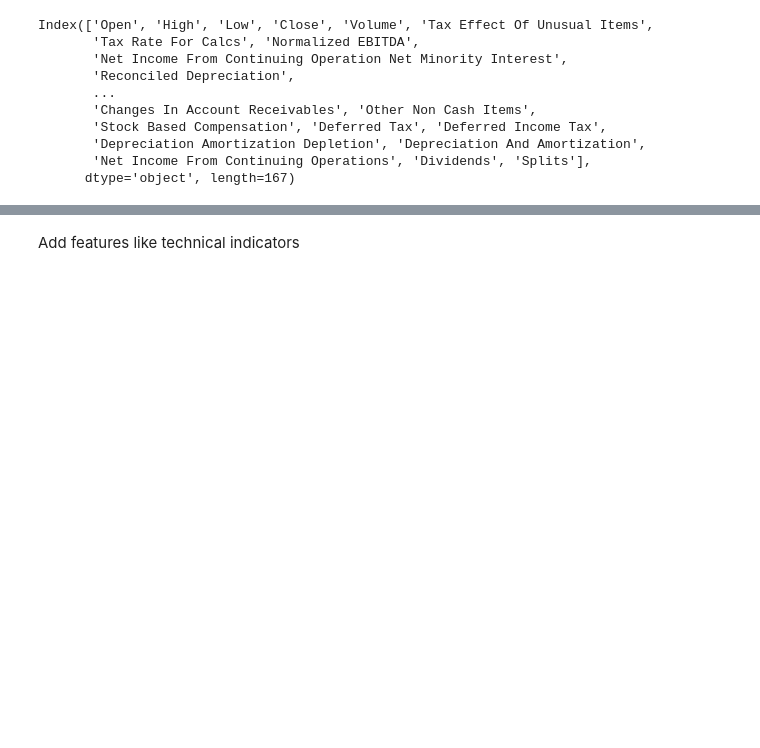
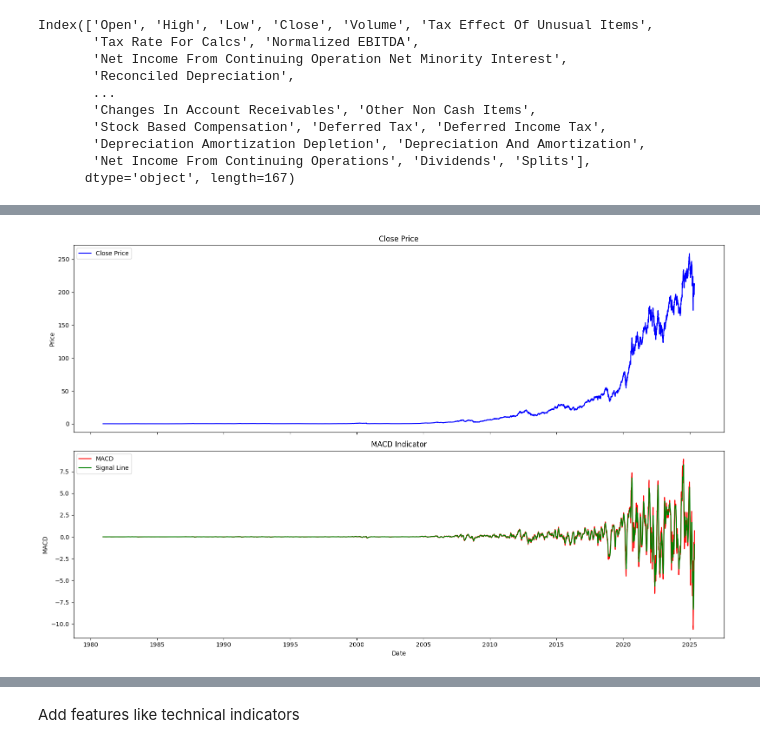
Before and after one commit to DawidK4/BSEPrediction, a Jupyter notebook: StockPricePrediction.ipynb, the cells around one changed output, grey strips where cells are left out. Cells and saved outputs as stored; diff of their text form; code cells hidden in the pictures; blank space fills up the shorter version.

```diff
--- a/StockPricePrediction.ipynb
+++ b/StockPricePrediction.ipynb
@@ -173,0 +219,31 @@ Index(['Open', 'High', 'Low', 'Close', 'Volume', 'Tax Effect Of Unusual Items',
+# %%
+# Calculate MACD and Signal Line
+exp12 = combined_df['Close'].ewm(span=12, adjust=False).mean()
+exp26 = combined_df['Close'].ewm(span=26, adjust=False).mean()
+macd = exp12 - exp26
+signal = macd.ewm(span=9, adjust=False).mean()
+
+combined_df['MACD'] = macd
+combined_df['MACD_Signal'] = signal
+# %%
+# Plot Closing Price and MACD Indicator
+fig, (ax1, ax2) = plt.subplots(2, 1, figsize=(16, 10), sharex=True)
+
+# Plot Closing Price
+ax1.plot(combined_df.index, combined_df['Close'], label='Close Price', color='blue')
+ax1.set_title('Close Price')
+ax1.set_ylabel('Price')
+ax1.legend()
+
+# Plot MACD and Signal Line
+ax2.plot(combined_df.index, combined_df['MACD'], label='MACD', color='red')
+ax2.plot(combined_df.index, combined_df['MACD_Signal'], label='Signal Line', color='green')
+ax2.set_title('MACD Indicator')
+ax2.set_ylabel('MACD')
+ax2.set_xlabel('Date')
+ax2.legend()
+
+plt.tight_layout()
+plt.show()
+# %% [output]
+[figure, added]
```
Also changed, not shown: parts of 15 cells of this notebook, 1 other file.
